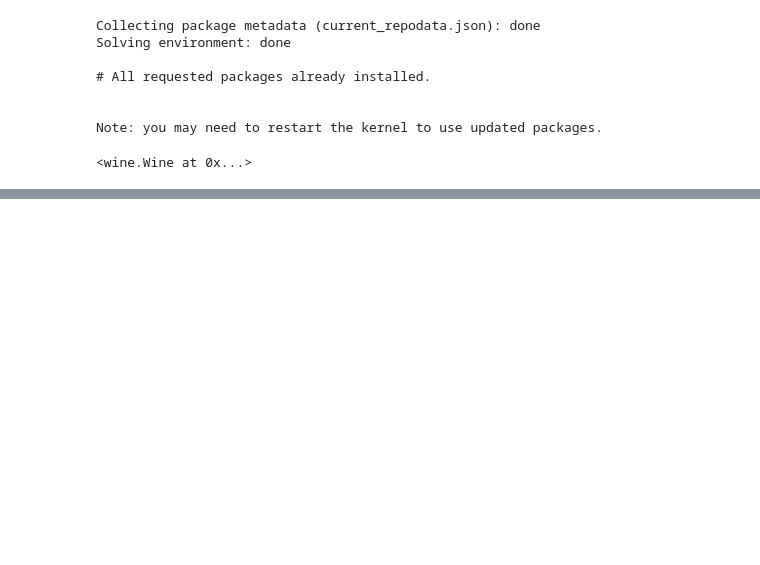
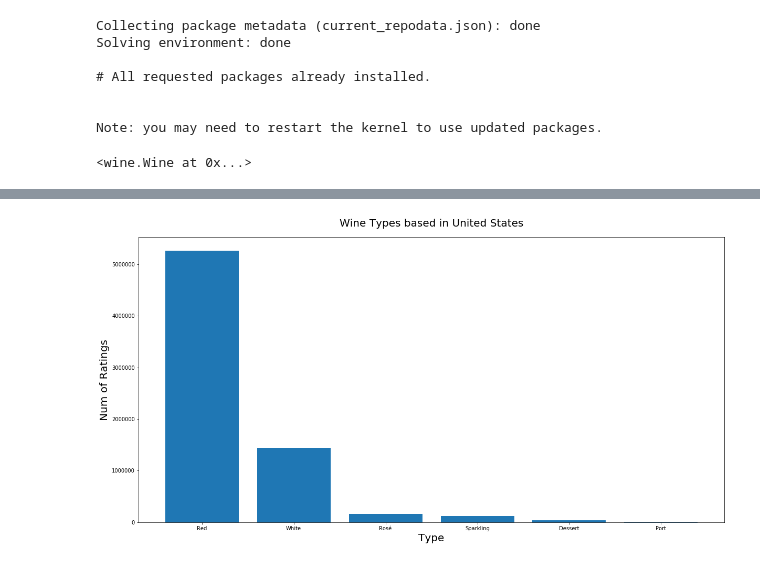
Before and after one commit to yueweng/wine-predictions, a Jupyter notebook: capstone.ipynb, the cells around one changed output, grey strips where cells are left out. Cells and saved outputs as stored; diff of their text form; code cells hidden in the pictures; blank space fills up the shorter version.

```diff
--- a/capstone.ipynb
+++ b/capstone.ipynb
@@ -52,0 +87,6 @@ wine_df.df
+# %%
+us_df = wine.get_us_wines()
+# %%
+wine.plot_us_type_wine(us_df)
+# %% [output]
+[figure, added]
```
Also changed, not shown: parts of 41 cells of this notebook, 14 other files.
